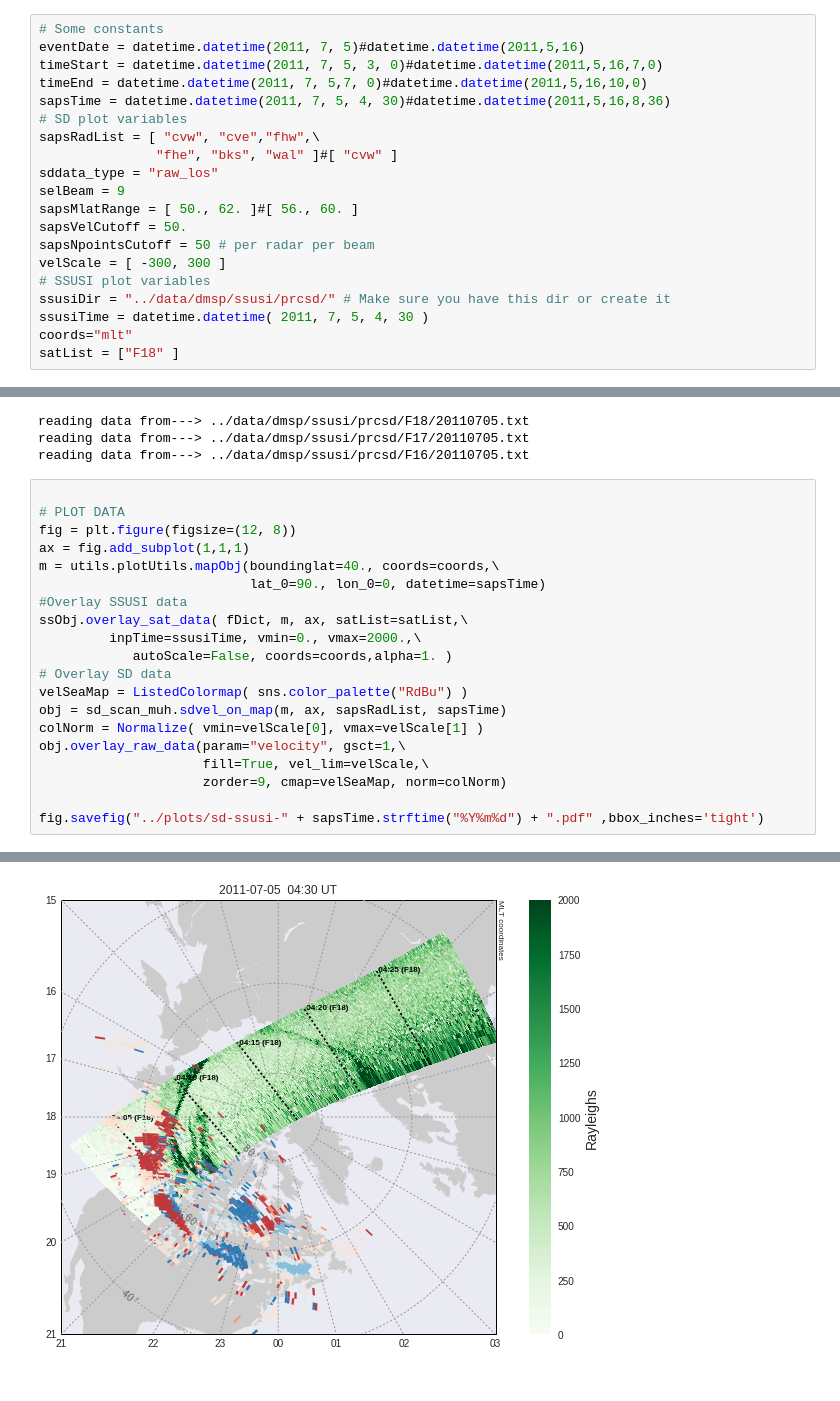
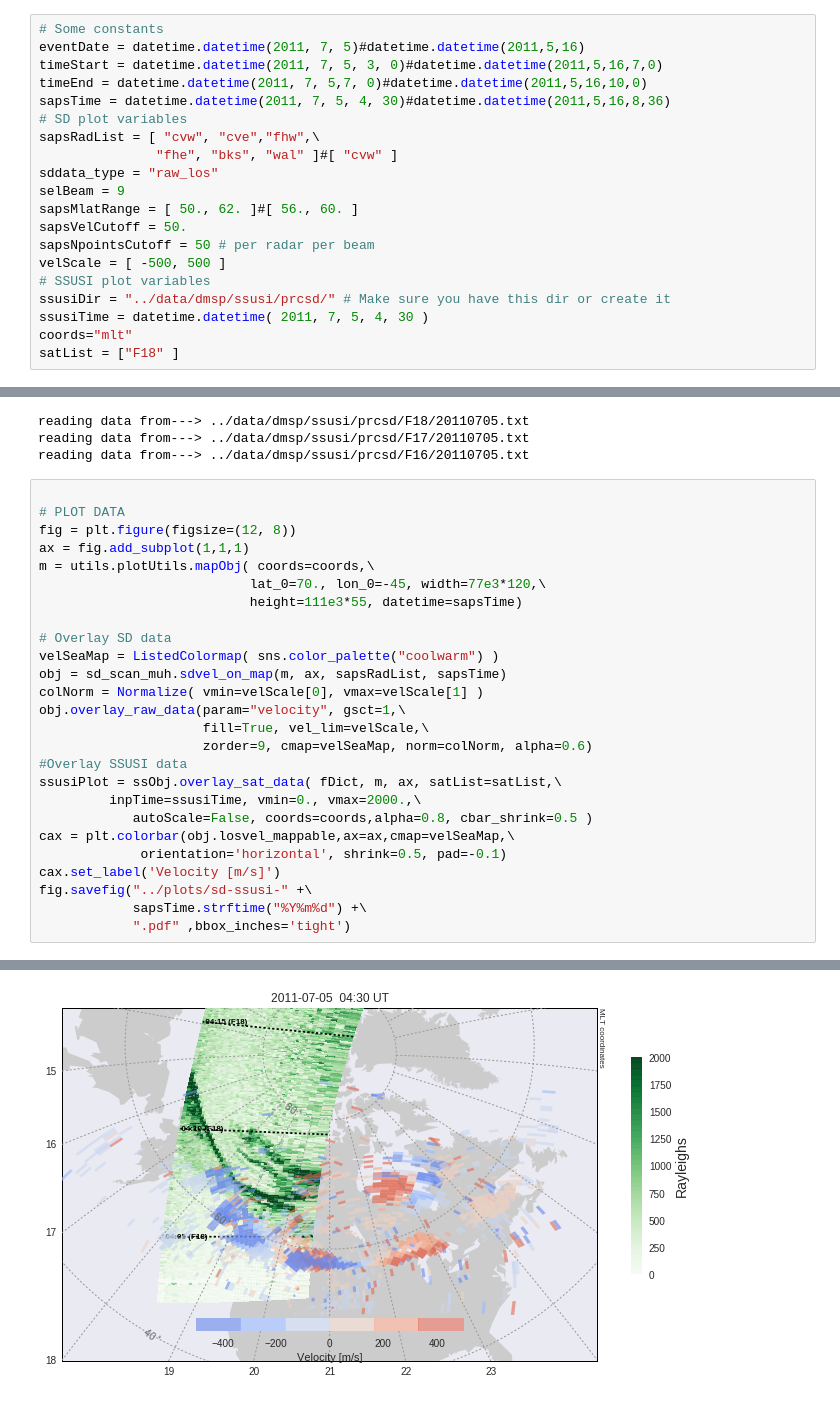
Before and after one commit to bharatreddy/scwsaps, a Jupyter notebook: ipy/anlyz-20110705.ipynb, the cells around one changed output, grey strips where cells are left out. Cells and saved outputs as stored; diff of their text form.

```diff
--- a/ipy/anlyz-20110705.ipynb
+++ b/ipy/anlyz-20110705.ipynb
@@ -40,7 +41,7 @@ selBeam = 9
 sapsMlatRange = [ 50., 62. ]#[ 56., 60. ]
 sapsVelCutoff = 50.
 sapsNpointsCutoff = 50 # per radar per beam
-velScale = [ -300, 300 ]
+velScale = [ -500, 500 ]
 # SSUSI plot variables
 ssusiDir = "../data/dmsp/ssusi/prcsd/" # Make sure you have this dir or create it
 ssusiTime = datetime.datetime( 2011, 7, 5, 4, 30 )
@@ -71,20 +72,26 @@ reading data from---> ../data/dmsp/ssusi/prcsd/F16/20110705.txt
 # PLOT DATA
 fig = plt.figure(figsize=(12, 8))
 ax = fig.add_subplot(1,1,1)
-m = utils.plotUtils.mapObj(boundinglat=40., coords=coords,\
-                           lat_0=90., lon_0=0, datetime=sapsTime)
-#Overlay SSUSI data
-ssObj.overlay_sat_data( fDict, m, ax, satList=satList,\
-         inpTime=ssusiTime, vmin=0., vmax=2000.,\
-            autoScale=False, coords=coords,alpha=1. )
+m = utils.plotUtils.mapObj( coords=coords,\
+                           lat_0=70., lon_0=-45, width=77e3*120,\
+                           height=111e3*55, datetime=sapsTime)
+
 # Overlay SD data
-velSeaMap = ListedColormap( sns.color_palette("RdBu") )
+velSeaMap = ListedColormap( sns.color_palette("coolwarm") )
 obj = sd_scan_muh.sdvel_on_map(m, ax, sapsRadList, sapsTime)
 colNorm = Normalize( vmin=velScale[0], vmax=velScale[1] )
 obj.overlay_raw_data(param="velocity", gsct=1,\
                      fill=True, vel_lim=velScale,\
-                     zorder=9, cmap=velSeaMap, norm=colNorm)
-
-fig.savefig("../plots/sd-ssusi-" + sapsTime.strftime("%Y%m%d") + ".pdf" ,bbox_inches='tight')
+                     zorder=9, cmap=velSeaMap, norm=colNorm, alpha=0.6)
+#Overlay SSUSI data
+ssusiPlot = ssObj.overlay_sat_data( fDict, m, ax, satList=satList,\
+         inpTime=ssusiTime, vmin=0., vmax=2000.,\
+            autoScale=False, coords=coords,alpha=0.8, cbar_shrink=0.5 )
+cax = plt.colorbar(obj.losvel_mappable,ax=ax,cmap=velSeaMap,\
+             orientation='horizontal', shrink=0.5, pad=-0.1)
+cax.set_label('Velocity [m/s]')
+fig.savefig("../plots/sd-ssusi-" +\
+            sapsTime.strftime("%Y%m%d") +\
+            ".pdf" ,bbox_inches='tight')
 # %% [output]
 WARNING:root:setting dateTime to datetime
@@ -103 +110 @@ ERROR:root:Your pointer does not point to any data
-[figure, old version]
+[figure, new version]
```
Also changed, not shown: parts of 2 cells of this notebook, 5 other files.
